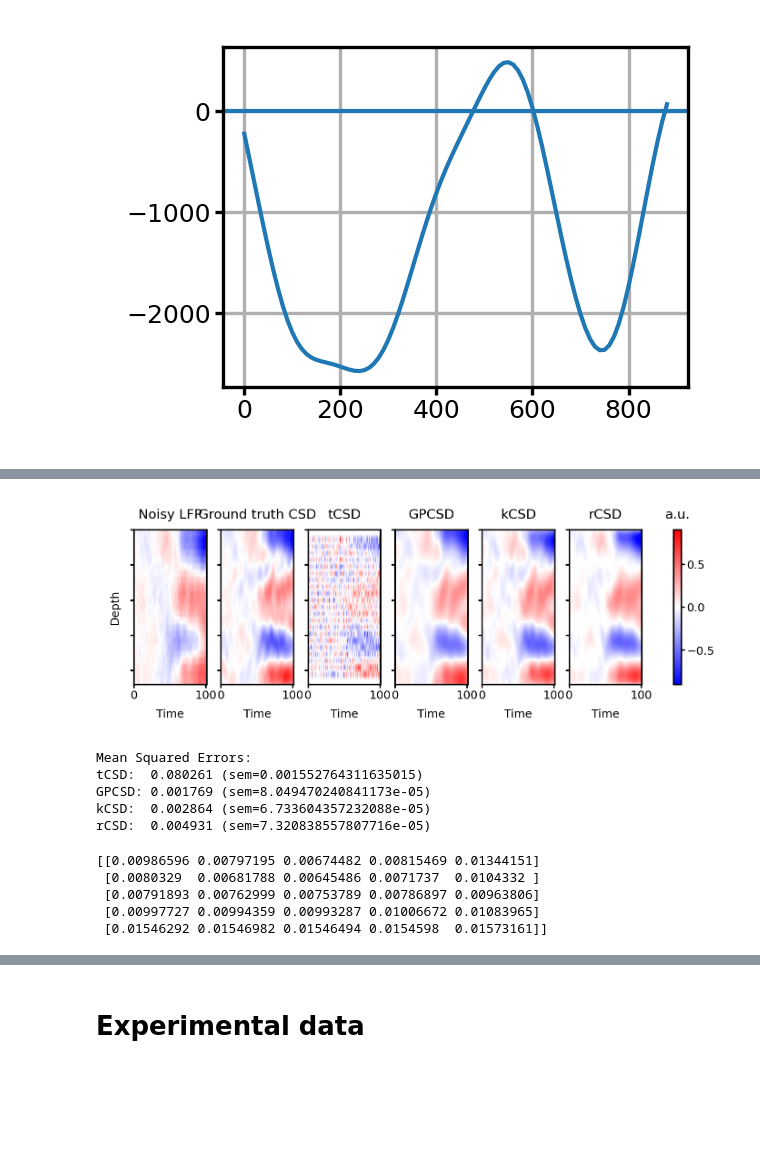
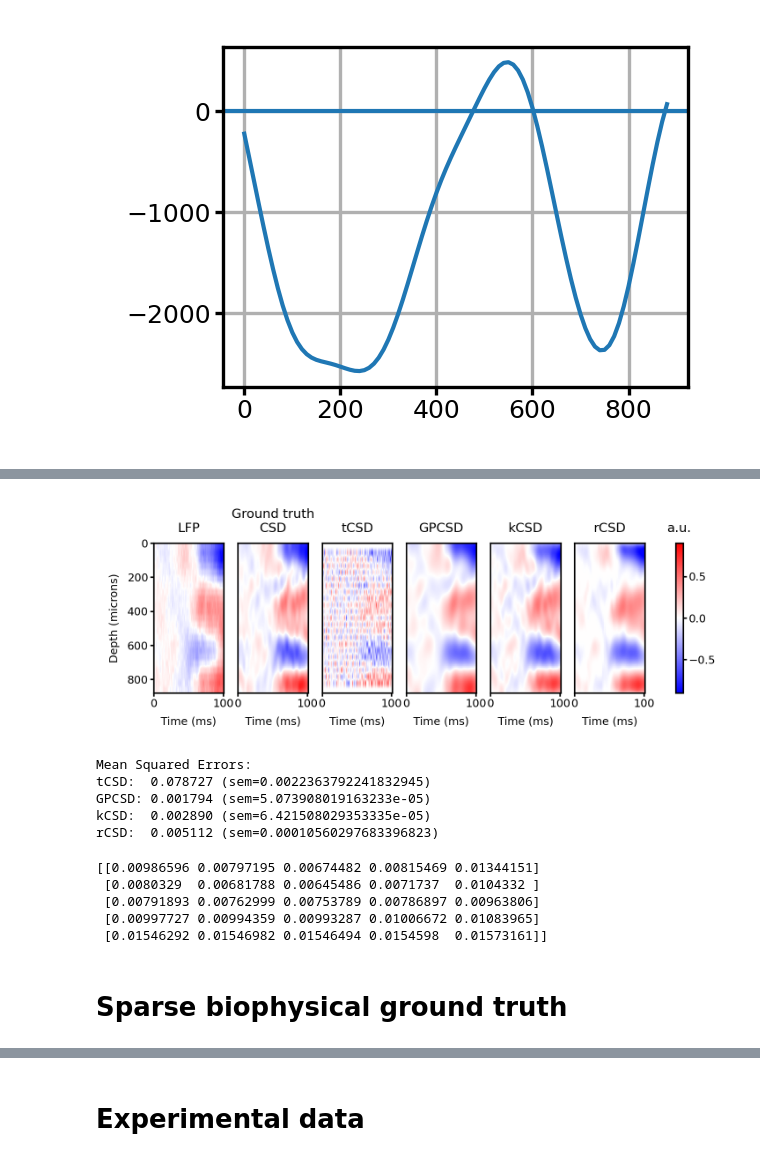
Before and after one commit to Qi-Xin/rCSD, a Jupyter notebook: simulated.ipynb, the cells around one changed output, grey strips where cells are left out. Drawn from its saved outputs; the diff is of its cells as text; code cells hidden in the pictures; blank space fills up the shorter version.

```diff
--- a/simulated.ipynb
+++ b/simulated.ipynb
@@ -287,6 +273,7 @@ nx = 23        # Number of observed spatial locations for LFP
 nz_gt = 23
 t_start = 250
 t_end = 250 + nt
+ntrial = 10
 
 t = np.linspace(t_start, t_end, nt)[:, None] - t_start
 x = np.linspace(a, b, nx)[:, None]
@@ -296,7 +283,7 @@ z_gt = np.linspace(a, b, nz_gt)[:, None]
 csd_data = np.load('csd_ground_truth.npy', allow_pickle=True).item()
 # csd_true_gt = csd_data['all_trials'].transpose([1,2,0])[:nz_gt, t_start:t_end, :]
 csd_true_gt = csd_data['trial_avg'][:nz_gt, t_start:t_end, None]
-csd_true_gt = np.repeat(csd_true_gt, 10, axis=2)
+csd_true_gt = np.repeat(csd_true_gt, ntrial, axis=2)
 
 # Interpolate csd_true to make it more dense in spatial dimension
 # Create dense spatial grid (4x more dense)
@@ -427,70 +414,73 @@ ax = plt.subplot(161)
 plt.subplot(161)
 plt.imshow(lfp[:,:,plot_trial], aspect='auto',
            vmin=-vmlfp, vmax=vmlfp, cmap=cmap, extent=[t[0, 0], t[-1, 0], x[-1, 0], x[0, 0]])
-plt.title('Noisy LFP')
-plt.ylabel('Depth')
-plt.xlabel('Time')
-axtmp = plt.subplot(162, sharey = ax)
-axtmp.set_yticklabels([])
+plt.title('LFP')
+plt.ylabel('Depth (microns)')
+plt.xlabel('Time (ms)')
 
-plt.subplot(162, sharey = ax)
+plt.subplot(162, sharey=ax)
 plt.imshow(normalize(csd_true[:,:,plot_trial]), aspect='auto',
            vmin=-vmcsd, vmax=vmcsd, cmap=cmap, extent=[t[0, 0], t[-1, 0], z[-1, 0], z[0, 0]])
-plt.title('Ground truth CSD')
-plt.xlabel('Time')
+plt.title('Ground truth\nCSD')
+plt.xlabel('Time (ms)')
+plt.tick_params(axis='y', which='both', left=False, labelleft=False)
 
-plt.subplot(163, sharey = ax)
+plt.subplot(163, sharey=ax)
 plt.imshow(normalize(tcsd[:,:,plot_trial]), aspect='auto',
            vmin=-vmcsd, vmax=vmcsd, cmap=cmap, extent=[t[0, 0], t[-1, 0], x[-1, 0], x[0, 0]])
 plt.title('tCSD')
-plt.xlabel('Time')
+plt.xlabel('Time (ms)')
+plt.tick_params(axis='y', which='both', left=False, labelleft=False)
 
-plt.subplot(164, sharey = ax)
+plt.subplot(164, sharey=ax)
 plt.imshow(normalize(gpcsd.csd_pred[:,:,plot_trial]), aspect='auto',
            vmin=-vmcsd, vmax=vmcsd, cmap=cmap, extent=[t[0, 0], t[-1, 0], z[-1, 0], z[0, 0]])
 plt.title('GPCSD')
-plt.xlabel('Time')
+plt.xlabel('Time (ms)')
+plt.tick_params(axis='y', which='both', left=False, labelleft=False)
 
-plt.subplot(165, sharey = ax)
+plt.subplot(165, sharey=ax)
 im = plt.imshow(normalize(kcsd_pred[:,:,plot_trial]), aspect='auto',
                 vmin=-vmcsd, vmax=vmcsd, cmap=cmap, extent=[t[0, 0], t[-1, 0], z[-1, 0], z[0, 0]])
 plt.title('kCSD')
-plt.xlabel('Time')
+plt.xlabel('Time (ms)')
+plt.tick_params(axis='y', which='both', left=False, labelleft=False)
 
-plt.subplot(166, sharey = ax)
+plt.subplot(166, sharey=ax)
 im = plt.imshow(normalize(rcsd_pred[:,:,plot_trial]), aspect='auto',
                 vmin=-0.9, vmax=0.9, cmap=cmap, extent=[t[0, 0], t[-1, 0], z[-1, 0], z[0, 0]])
 plt.title('rCSD')
-plt.xlabel('Time')
+plt.xlabel('Time (ms)')
+plt.tick_params(axis='y', which='both', left=False, labelleft=False)
 
 
 clb = f.colorbar(im, ax=f.axes)
 clb.ax.set_title('a.u.')
 plt.show()
 
 f.savefig('figures/figure_2_biological_ground_truth.pdf', bbox_inches='tight', dpi=300)
 
 # Calculate MSE for each method
 true_csd = normalize(csd_true)
 true_csd_low_res = normalize(csd_true_gt)
 true_csd_flattened = true_csd.reshape(-1)
 mse_tcsd = np.mean((normalize(tcsd) - true_csd_low_res) ** 2, axis=(0,1))
 mse_gpcsd = np.mean((normalize(gpcsd.csd_pred) - true_csd) ** 2, axis=(0,1))
 mse_kcsd = np.mean((normalize(kcsd_pred) - true_csd) ** 2, axis=(0,1))
 mse_rcsd = np.mean((normalize(rcsd_pred) - true_csd) ** 2, axis=(0,1))
 
 print("Mean Squared Errors:")
 print(f"tCSD:  {mse_tcsd.mean():.6f} (sem={np.std(mse_tcsd)/np.sqrt(mse_tcsd.shape[0])})")
 print(f"GPCSD: {mse_gpcsd.mean():.6f} (sem={np.std(mse_gpcsd)/np.sqrt(mse_gpcsd.shape[0])})")
 print(f"kCSD:  {mse_kcsd.mean():.6f} (sem={np.std(mse_kcsd)/np.sqrt(mse_kcsd.shape[0])})")
 print(f"rCSD:  {mse_rcsd.mean():.6f} (sem={np.std(mse_rcsd)/np.sqrt(mse_rcsd.shape[0])})")
 # %% [output]
-[figure, old version]
+[figure, new version]
 Mean Squared Errors:
-tCSD:  0.080261 (sem=0.001552764311635015)
-GPCSD: 0.001769 (sem=8.049470240841173e-05)
-kCSD:  0.002864 (sem=6.733604357232088e-05)
-rCSD:  0.004931 (sem=7.320838557807716e-05)
+tCSD:  0.078727 (sem=0.0022363792241832945)
+GPCSD: 0.001794 (sem=5.073908019163233e-05)
+kCSD:  0.002890 (sem=6.421508029353335e-05)
+rCSD:  0.005112 (sem=0.00010560297683396823)
 # %%
 lam_smooth = 30
 lam_region = 1e-2
@@ -513,3 +503,5 @@ print(results)
  [0.00791893 0.00762999 0.00753789 0.00786897 0.00963806]
  [0.00997727 0.00994359 0.00993287 0.01006672 0.01083965]
  [0.01546292 0.01546982 0.01546494 0.0154598  0.01573161]]
+# %% [markdown]
+# Sparse biophysical ground truth
```
Also changed, not shown: parts of 25 cells of this notebook, 6 other files.
